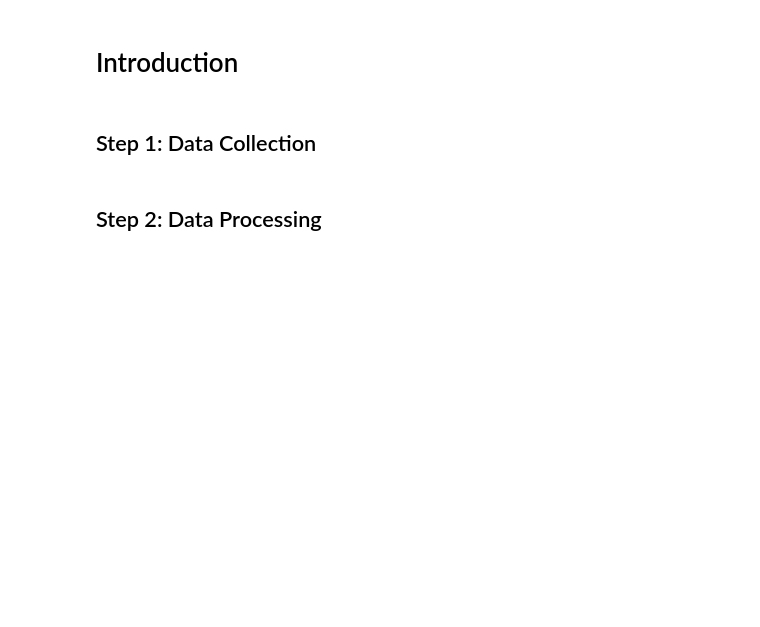
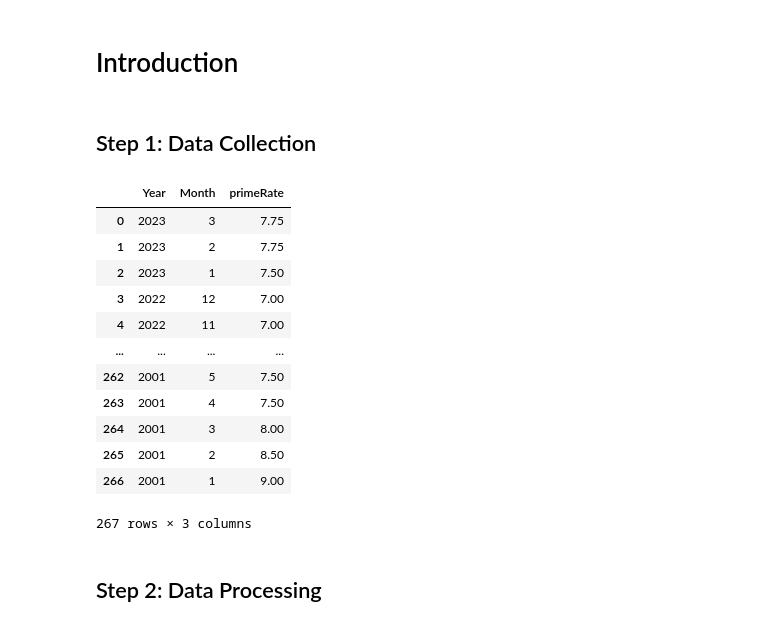
Before and after one commit to JenCodetc/JenCodetc.github.io, a Jupyter notebook: Final Tutorial ~ Real Estate Sales-checkpoint.ipynb, the cells around one changed output. Drawn from its saved outputs; the diff is of its cells as text; code cells hidden in the pictures; blank space fills up the shorter version.

Commit message:
add interest rate data

```diff
--- a/Final Tutorial ~ Real Estate Sales-checkpoint.ipynb
+++ b/Final Tutorial ~ Real Estate Sales-checkpoint.ipynb
@@ -38,3 +44,63 @@ results_df.head()
+# %%
+url = "https://www.firstrepublic.com/finmkts/historical-interest-rates"
+
+# initiating the webdriver. Parameter includes the path of the webdriver.
+driver = webdriver.Chrome('./chromedriver')
+driver.get(url)
+
+# this is just to ensure that the page is loaded
+time.sleep(5)
+
+html = driver.page_source
+
+# this renders the JS code and stores all
+# of the information in static HTML code.
+
+# Now, we could simply apply bs4 to html variable
+soup = BeautifulSoup(html, "html.parser")
+# %%
+table = soup.find_all("table")
+# print(table[2])
+arr = str(table[2]).split("<tbody>")
+arr = arr[1].split("\n")
+arr = arr[-2].split("<tr>")
+arr = arr[1:]
+
+df = pd.DataFrame(arr)
+
+for i, row in df.iterrows():
+    arr = row[0].split("<td>")
+    date = arr[1][:-5]
+    if date[-4:] == '2000':
+        break
+
+    prime_rate = float(arr[4][:-11])
+    df.at[i, 'Year'] = pd.to_datetime(date, format="%m/%Y").year
+    df.at[i, 'Month'] = pd.to_datetime(date, format="%m/%Y").month
+
+    df.at[i, 'primeRate'] = prime_rate
+
+df.dropna(inplace=True)
+df.drop(columns=[0], inplace=True)
+df['Year'] = df['Year'].astype(int)
+df['Month'] = df['Month'].astype(int)
+
+df_rate = df.copy()
+df_rate
+# %% [output]
+|  | Year | Month | primeRate |
+| 0 | 2023 | 3 | 7.75 |
+| 1 | 2023 | 2 | 7.75 |
+| 2 | 2023 | 1 | 7.50 |
+| 3 | 2022 | 12 | 7.00 |
+| 4 | 2022 | 11 | 7.00 |
+| ... | ... | ... | ... |
+| 262 | 2001 | 5 | 7.50 |
+| 263 | 2001 | 4 | 7.50 |
+| 264 | 2001 | 3 | 8.00 |
+| 265 | 2001 | 2 | 8.50 |
+| 266 | 2001 | 1 | 9.00 |
+267 rows × 3 columns
 # %% [markdown]
 ## Step 2: Data Processing
 # %%
```
Also changed, not shown: parts of 3 cells of this notebook.
